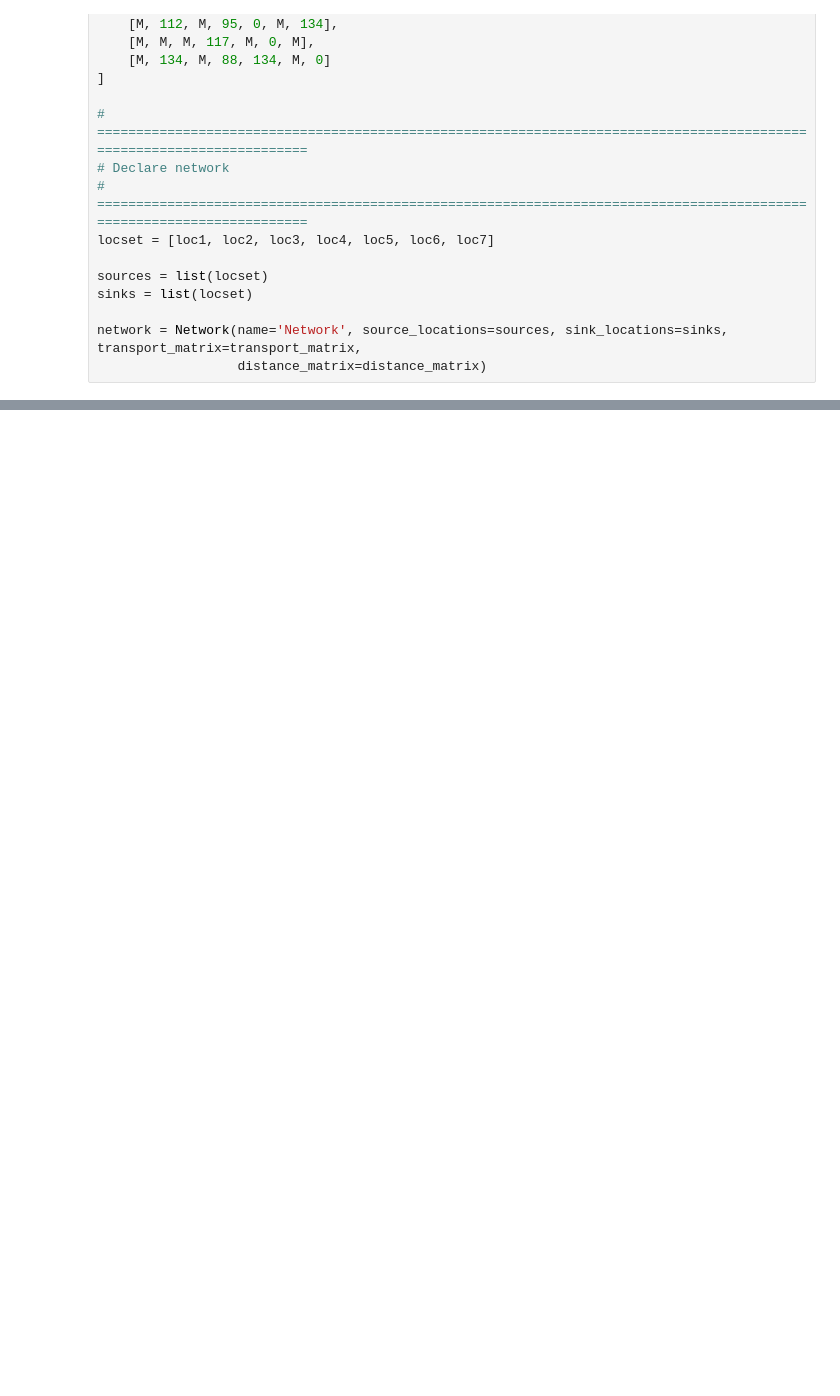
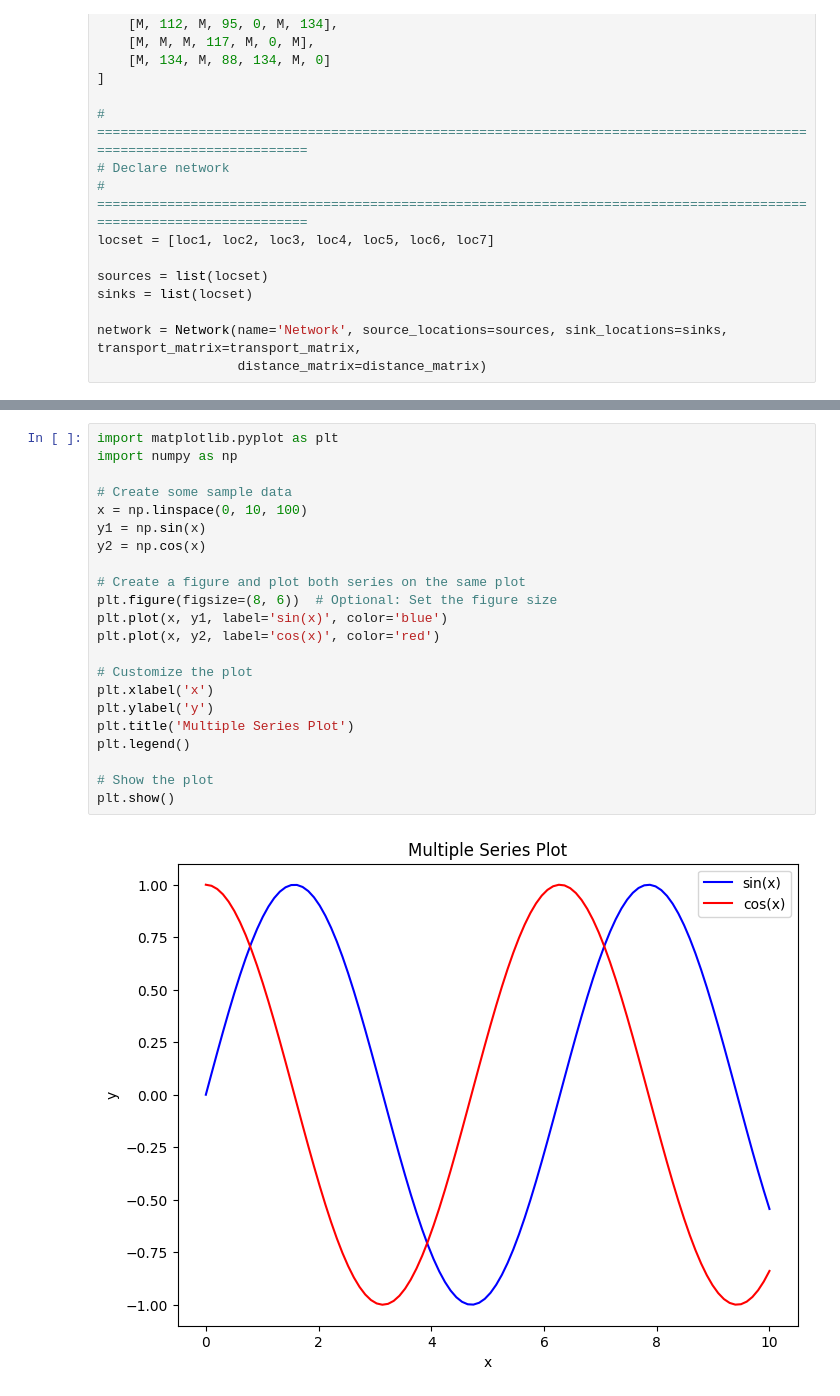
Before and after one commit to TAMUparametric/energiapy, a Jupyter notebook: docs/notebooks/ivanov-model/IvanovCaseStudy.ipynb, the cells around one changed output, grey strips where cells are left out. Saved outputs shown, nothing was run; the diff lists cells and outputs as text; blank space fills up the shorter version.

```diff
--- a/docs/notebooks/ivanov-model/IvanovCaseStudy.ipynb
+++ b/docs/notebooks/ivanov-model/IvanovCaseStudy.ipynb
@@ -200,0 +256,24 @@ total_availability_factor
+# %%
+import matplotlib.pyplot as plt
+import numpy as np
+
+# Create some sample data
+x = np.linspace(0, 10, 100)
+y1 = np.sin(x)
+y2 = np.cos(x)
+
+# Create a figure and plot both series on the same plot
+plt.figure(figsize=(8, 6))  # Optional: Set the figure size
+plt.plot(x, y1, label='sin(x)', color='blue')
+plt.plot(x, y2, label='cos(x)', color='red')
+
+# Customize the plot
+plt.xlabel('x')
+plt.ylabel('y')
+plt.title('Multiple Series Plot')
+plt.legend()
+
+# Show the plot
+plt.show()
+# %% [output]
+[figure, added]
```
Also changed, not shown: parts of 23 cells of this notebook, 3 other files.
